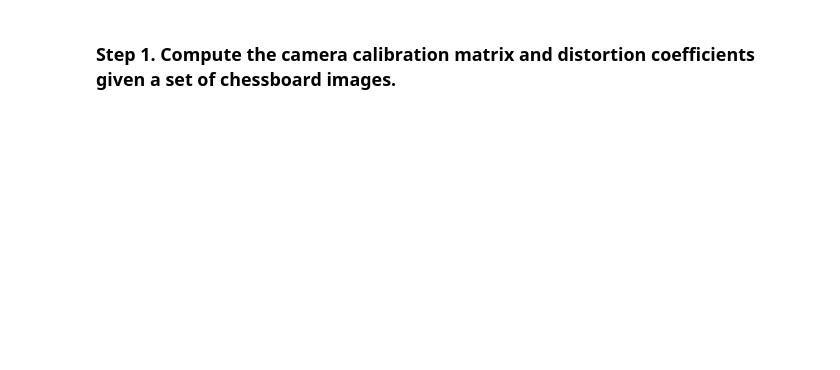
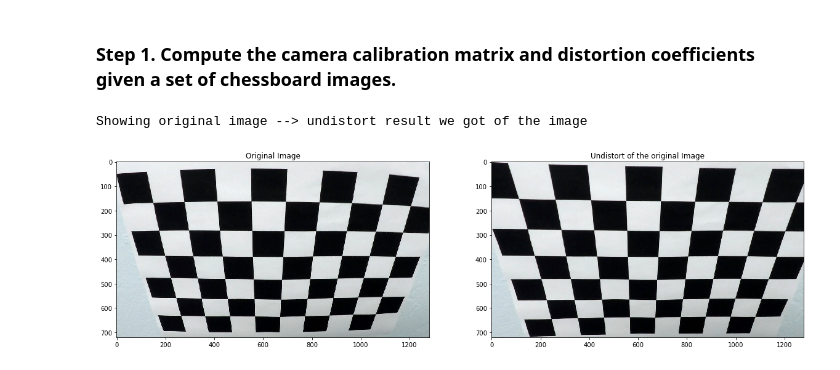
Before and after one commit to Ceachi/Project-Self-Driving-Car-Advanced-Lane-Lines, a Jupyter notebook: Step_1_Camera_Calibration.ipynb, the cells around one changed output. Saved outputs shown, nothing was run; the diff lists cells and outputs as text; code cells hidden in the pictures; blank space fills up the shorter version.

```diff
--- a/Step_1_Camera_Calibration.ipynb
+++ b/Step_1_Camera_Calibration.ipynb
@@ -68,19 +68,22 @@ def showUndistortImage(original, mtx, dist):
 # %%
 # Read images
 calibrationImages = readChessImages()
 # Return object points and image points
 objpoints, imgpoints, originalImages, outimages = findingPoints(calibrationImages)
 # Save coefficients into pickle
 originalImage = originalImages[10]
 
 #Getting the coefficients we need for camera calibration
 mtx,dist = getCoefficients(objpoints, imgpoints, originalImage)
 
 saveCoefficientsIntoPickleFile(mtx, dist, './pickled_data/camera_calibration.p')
 
 # Print mtx, and dist
 # print("Camera matrix: ", mtx)
 # print("Distortion coefficient: ", dist)
 
-# print("Showing original image --> undistort result we got of the image")
-# showUndistortImage(originalImage, mtx,dist)
+print("Showing original image --> undistort result we got of the image")
+showUndistortImage(originalImage, mtx,dist)
+# %% [output]
+Showing original image --> undistort result we got of the image
+[figure, added]
```
Also changed, not shown: 25 other files.
